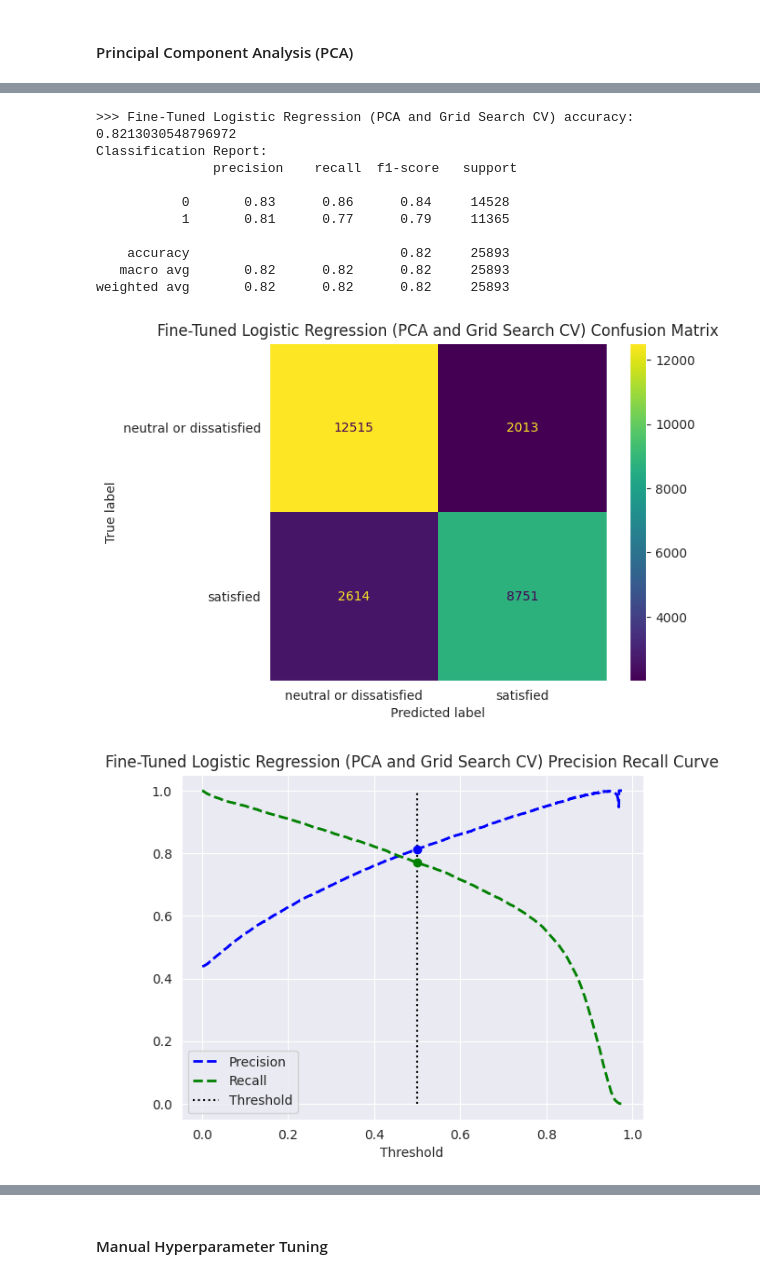
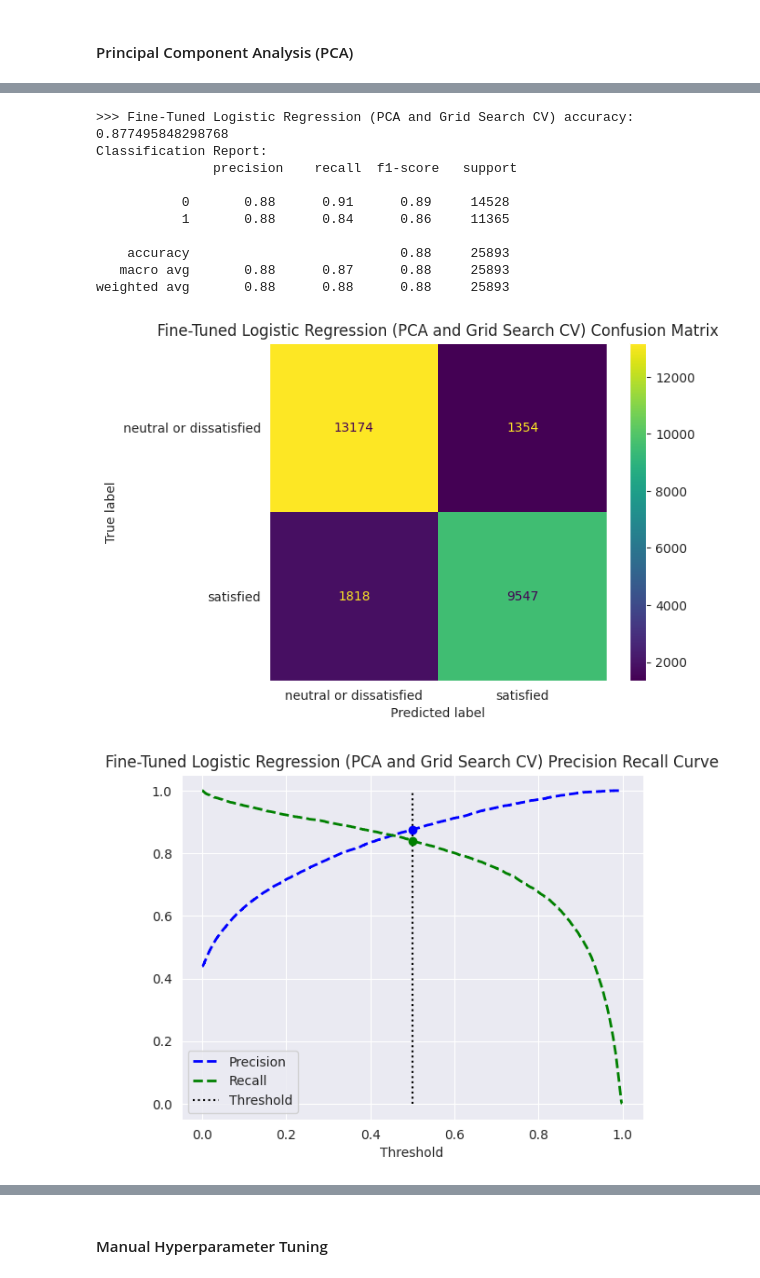
Before and after one commit to BrettFX/DATA-602-Airline-Customer-Satisfaction, a Jupyter notebook: model_training/Model Training - Brett Allen.ipynb, the cells around one changed output, grey strips where cells are left out. Cells and saved outputs as stored; diff of their text form; code cells hidden in the pictures.

Commit message:
Use quantile transformed train/test data for model training and fine-tuning

```diff
--- a/model_training/Model Training - Brett Allen.ipynb
+++ b/model_training/Model Training - Brett Allen.ipynb
@@ -852,11 +864,10 @@ weighted avg       0.85      0.85      0.85     25893
 # 'saga'            'elasticnet', 'l1', 'l2', None yes
 # ================= ============================== ======================
 logreg_param_grid = {
-    # 'penalty': ['l1', 'l2', 'elasticnet'],
-    'penalty': ['elasticnet'],
-    'C': [1, 5, 50, 1000],
+    'penalty': ['l1', 'l2', 'elasticnet'],
+    'C': [0.1, 1, 5, 50, 1000],
     'max_iter': [50, 100, 1000, 10000],
-    'solver': ['saga'],
+    'solver': ['liblinear', 'lbfgs', 'saga'],
     'l1_ratio': [0.1, 0.25, 0.5, 0.75],
     'random_state': [42],
 }
@@ -874,7 +885,7 @@ grid_search_logreg = GridSearchCV(
 )
 
 # Perform Grid Search on the training data
-grid_search_logreg.fit(X_train_logTransformed, y_train)
+grid_search_logreg.fit(X_train_quantileTransformed, y_train)
 
 # Retrieve the best parameters
 best_params_logreg = grid_search_logreg.best_params_
@@ -912,7 +923,7 @@ logreg_param_rand_search = {
     'penalty': ['l1', 'l2', 'elasticnet'],
     'C': randint(low=1, high=50),
     'max_iter': randint(low=50, high=1000),
-    'solver': ['saga'],
+    'solver': ['liblinear', 'lbfgs', 'saga'],
     'random_state': [42],
 }
 
@@ -925,7 +936,7 @@ rnd_search_logreg = RandomizedSearchCV(
 )
 
 # Perform Random Search on the training data
-rnd_search_logreg.fit(X_train_logTransformed, y_train)
+rnd_search_logreg.fit(X_train_quantileTransformed, y_train)
 
 # Retrieve the best parameters
 best_params_rnd_search_logreg = rnd_search_logreg.best_params_
@@ -958,7 +969,7 @@ weighted avg       0.85      0.86      0.85     25893
 #### Principal Component Analysis (PCA)
 # %%
 pca = PCA()
-pca.fit(X_train_logTransformed)
+pca.fit(X_train_quantileTransformed)
 
 # Calculate the explained variance ratio
 explained_variance_ratio = pca.explained_variance_ratio_
@@ -1008,5 +1019,5 @@ logreg_pca_pipeline = Pipeline([
     ))
 ])
 
-logreg_pca_pipeline.fit(X_train_logTransformed, y_train)
+logreg_pca_pipeline.fit(X_train_quantileTransformed, y_train)
 # %% [output]
@@ -1029,30 +1041,30 @@ Best parameters for Logistic Regression with PCA and GridSearchCV: {'C': 5, 'l1_
 # %%
-X_test_logTransformed_pca = logreg_pca_pipeline['pca'].transform(X_test_logTransformed)
+X_test_quantileTransformed_pca = logreg_pca_pipeline['pca'].transform(X_test_quantileTransformed)
 
 # quick_evaluate(
 #     model=logreg_pca_pipeline['logreg'],
-#     test_data=X_test_logTransformed_pca,
+#     test_data=X_test_quantileTransformed_pca,
 #     test_labels=y_test,
 #     display_labels=list(label_to_id.keys()),
 #     model_name="Fine-Tuned Logistic Regression (Grid Search CV)"
 # )
 quick_evaluate(
     model=logreg_pca_pipeline['grid_search_logreg'].best_estimator_,
-    test_data=X_test_logTransformed_pca,
+    test_data=X_test_quantileTransformed_pca,
     test_labels=y_test,
     display_labels=list(label_to_id.keys()),
     model_name="Fine-Tuned Logistic Regression (PCA and Grid Search CV)"
 )
 # %% [output]
->>> Fine-Tuned Logistic Regression (PCA and Grid Search CV) accuracy: 0.8213030548796972
+>>> Fine-Tuned Logistic Regression (PCA and Grid Search CV) accuracy: 0.877495848298768
 Classification Report:
                precision    recall  f1-score   support
 
-           0       0.83      0.86      0.84     14528
-           1       0.81      0.77      0.79     11365
+           0       0.88      0.91      0.89     14528
+           1       0.88      0.84      0.86     11365
 
-    accuracy                           0.82     25893
-   macro avg       0.82      0.82      0.82     25893
-weighted avg       0.82      0.82      0.82     25893
+    accuracy                           0.88     25893
+   macro avg       0.88      0.87      0.88     25893
+weighted avg       0.88      0.88      0.88     25893
-[figure, old version]
+[figure, new version]
-[figure, old version]
+[figure, new version]
```
Also changed, not shown: parts of 26 cells of this notebook.
